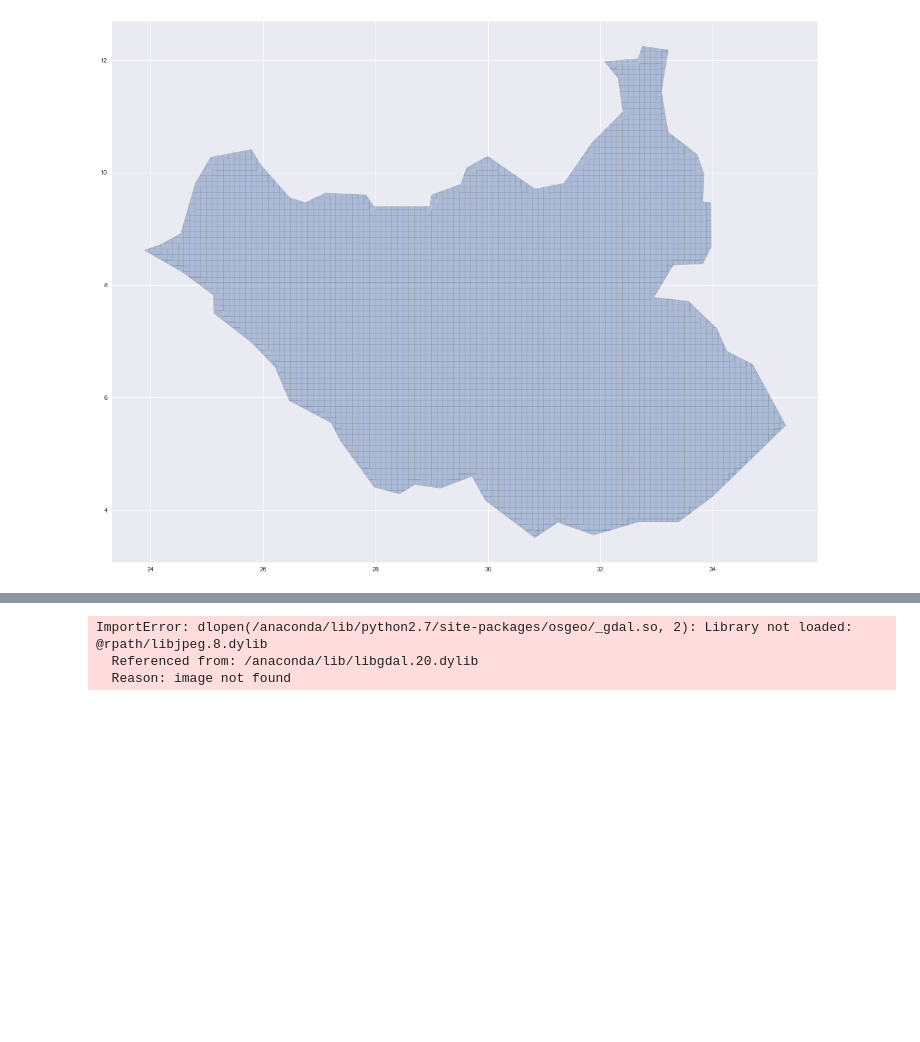
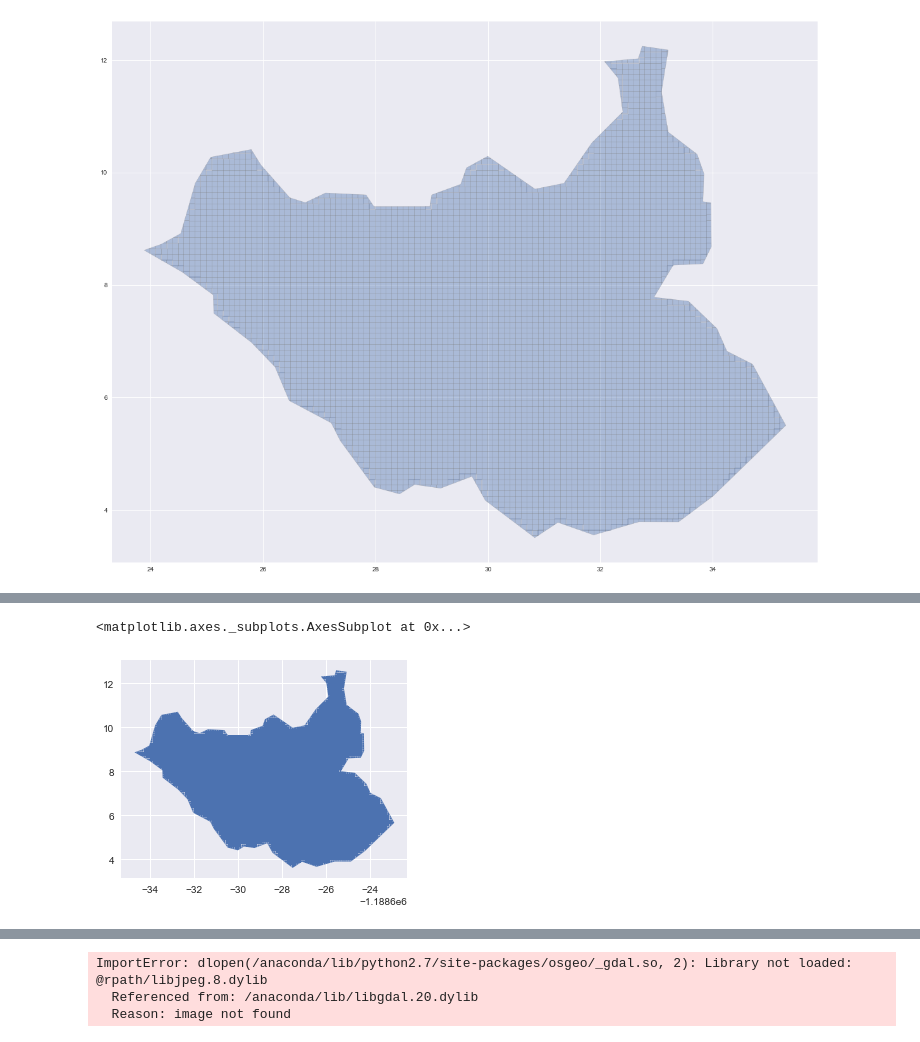
Before and after one commit to willgeary/SouthSudanConflict, a Jupyter notebook: notebooks/Get Conflict Data From ACLED.ipynb, the cells around one changed output, grey strips where cells are left out. Cells and saved outputs as stored; diff of their text form; code cells hidden in the pictures; blank space fills up the shorter version.

```diff
--- a/notebooks/Get Conflict Data From ACLED.ipynb
+++ b/notebooks/Get Conflict Data From ACLED.ipynb
@@ -292,0 +333,24 @@ grid_intersection.plot(figsize=(20,20), alpha=0.4, linewidth=0.5, edgecolor='gre
+# %%
+def calculate_cell_areas(gdf):
+
+    # Now copy your GeoDataFrame and change the projection to a Cartesian system
+    # (EPSG:3857, unit= m as in the answer of ResMar)
+
+    gdf = gdf.copy()
+    gdf.crs = {'init':'epsg:3857'}
+
+    # Now the area in km/sqr
+    gdf["area"] = gdf['geometry'].area/ 10**6
+
+    # But the surfaces in the Mercator projection are not correct,
+    # so with other projection in meters.
+
+    gdf= gdf.to_crs({'init': 'epsg:32633'})
+    gdf["area"] = gdf['geometry'].area/ 10**6
+
+    return gdf
+# %%
+calculate_cell_areas(grid_intersection).plot()
+# %% [output]
+<matplotlib.axes._subplots.AxesSubplot at 0x...>
+[figure, added]
```
Also changed, not shown: parts of 23 cells of this notebook, 3 other files.
